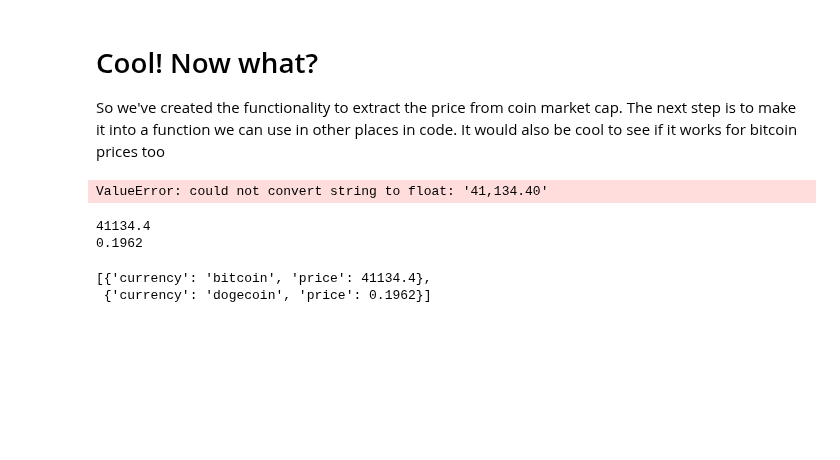
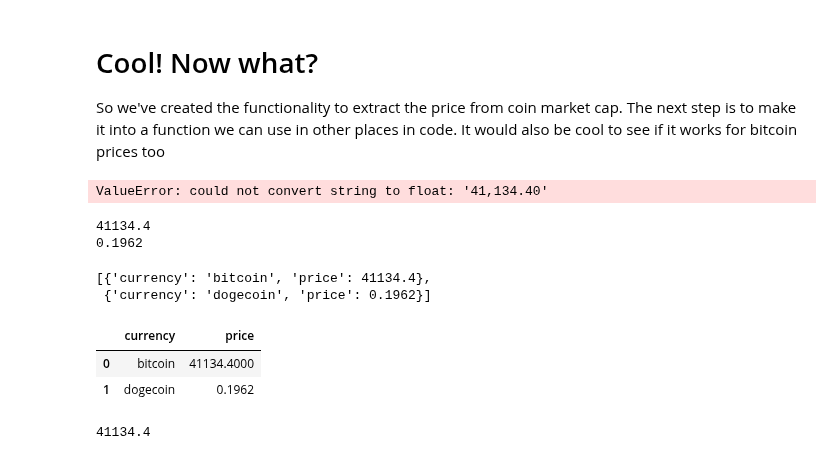
Before and after one commit to rogerfitz/tutorials, a Jupyter notebook: _introduction_to_jupyter_notebooks/0_Jupyter_Notebook_Basics.ipynb, the cells around one changed output. Cells and saved outputs as stored; diff of their text form; code cells hidden in the pictures; blank space fills up the shorter version.

```diff
--- a/_introduction_to_jupyter_notebooks/0_Jupyter_Notebook_Basics.ipynb
+++ b/_introduction_to_jupyter_notebooks/0_Jupyter_Notebook_Basics.ipynb
@@ -212,3 +212,15 @@ rows
 # %% [output]
 [{'currency': 'bitcoin', 'price': 41134.4},
  {'currency': 'dogecoin', 'price': 0.1962}]
+# %%
+import pandas as pd#data manipulation library
+current_price_df=pd.DataFrame(rows)
+current_price_df
+# %% [output]
+|  | currency | price |
+| 0 | bitcoin | 41134.4000 |
+| 1 | dogecoin | 0.1962 |
+# %%
+current_price_df['price'].max()
+# %% [output]
+41134.4
```
Also changed, not shown: parts of 2 cells of this notebook, 1 other file.
